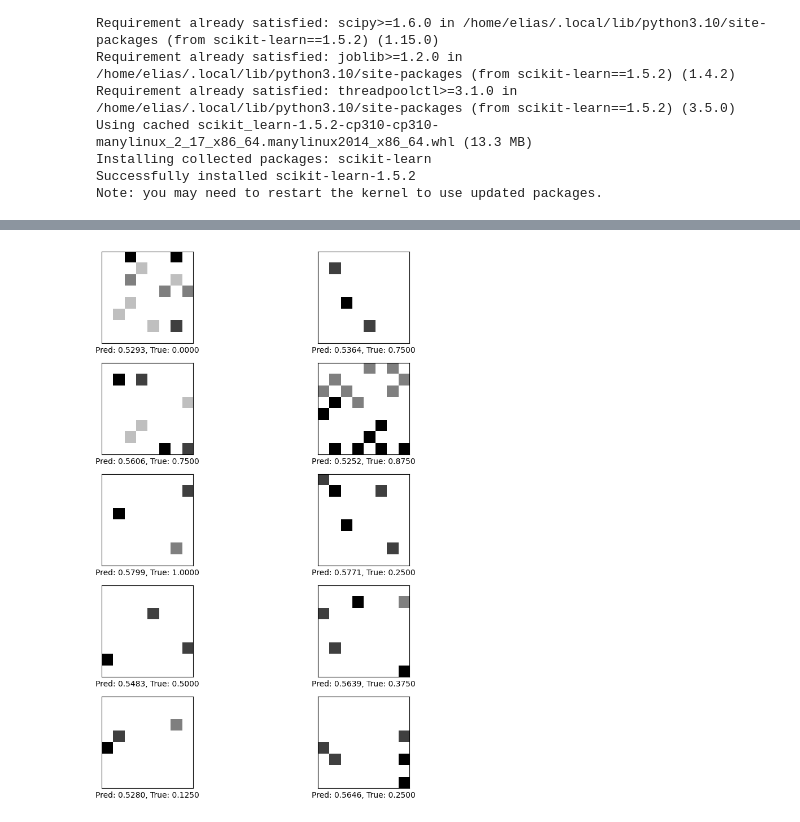
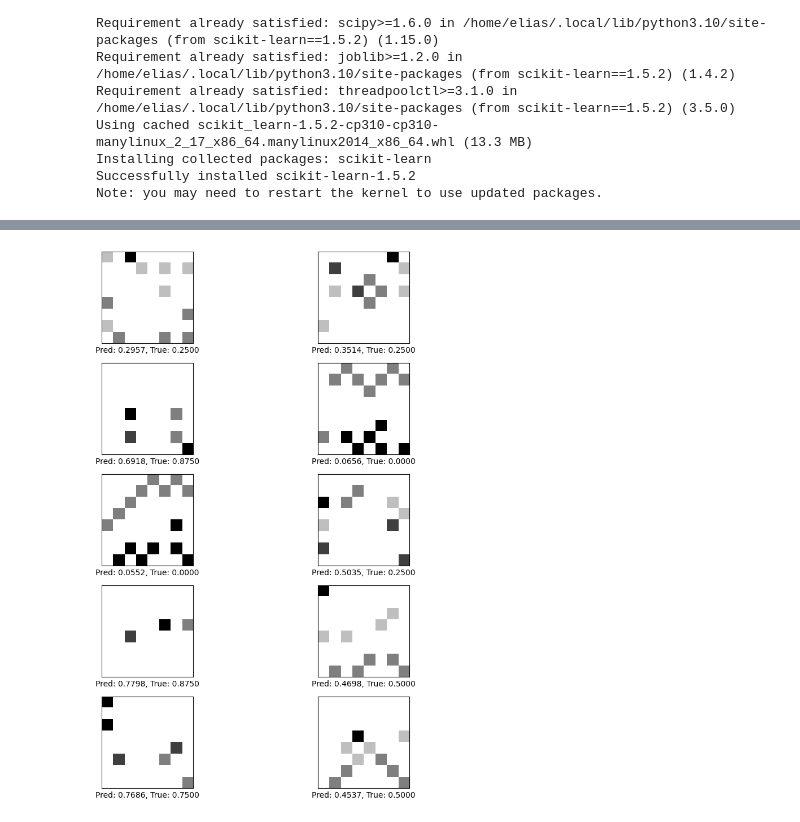
Before and after one commit to Lesekater/HAW-KI-Praktika, a Jupyter notebook: Neural Net.ipynb, the cells around one changed output, grey strips where cells are left out. Drawn from its saved outputs; the diff is of its cells as text; code cells hidden in the pictures.

```diff
--- a/Neural Net.ipynb
+++ b/Neural Net.ipynb
@@ -518,19 +510,20 @@ Accuracy: 8.25%
 # %%
 import random
 
 # Plot predictions with true values
 plt.figure(figsize=(10, 10))
 for i in range(10,20):
     plt.subplot(5, 2, i%10 + 1)
     plt.xticks([])
     plt.yticks([])
     plt.grid(False)
-    plt.imshow(X_test[random.randint(0, len(X_test))].reshape(matrice_len, matrice_height), cmap=plt.cm.binary)  # Reshape for imshow
+    # plt.imshow(X_test[random.randint(0, len(X_test))].reshape(matrice_len, matrice_height), cmap=plt.cm.binary)  # Reshape for imshow
+    plt.imshow(X_test[i].reshape(matrice_len, matrice_height), cmap=plt.cm.binary)  # Reshape for imshow
     plt.xlabel(f"Pred: {predictions[i][0]:.4f}, True: {y_test[i][0]:.4f}")
 plt.tight_layout()  # Adjust layout to prevent overlapping labels
 plt.show()
 # %% [output]
-[figure, old version]
+[figure, new version]
 # %%
 ## Worst ones ##
 
```
Also changed, not shown: parts of 13 cells of this notebook, 2 other files.
